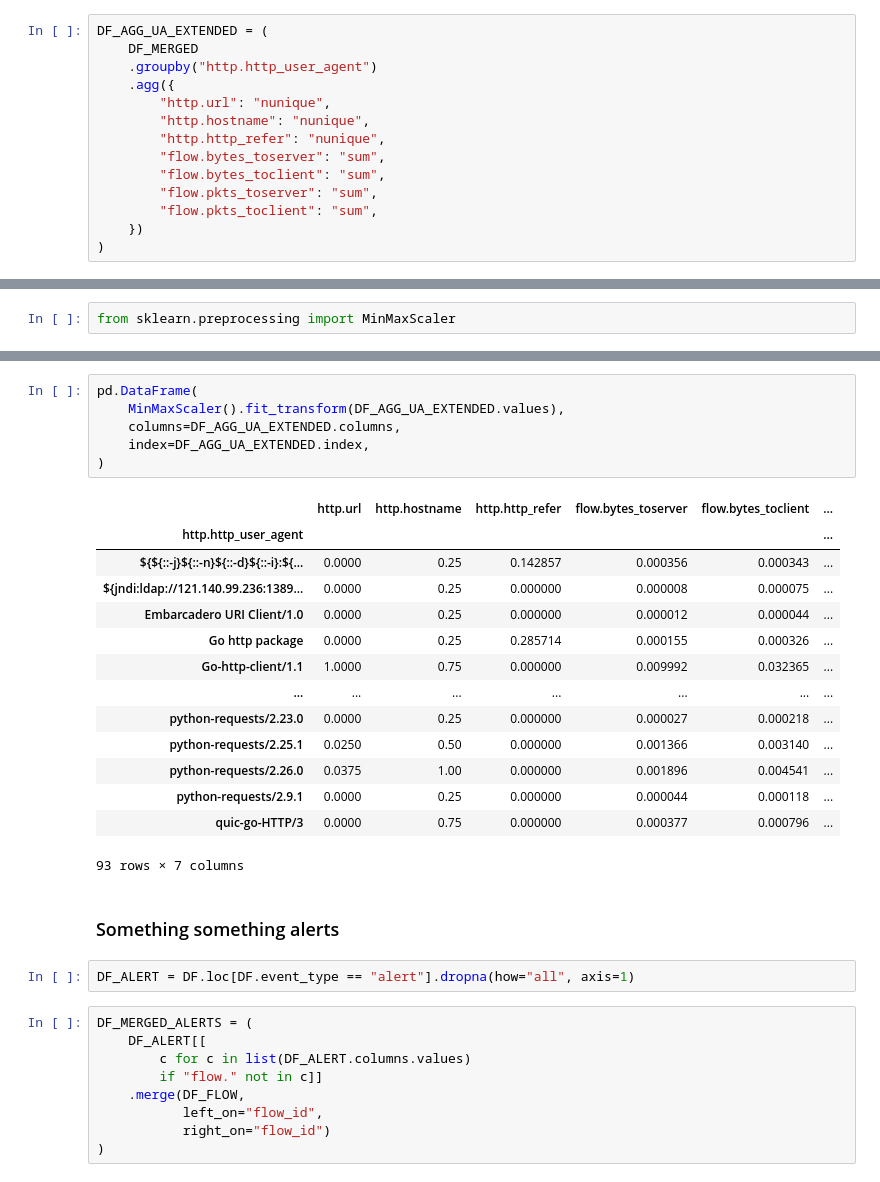
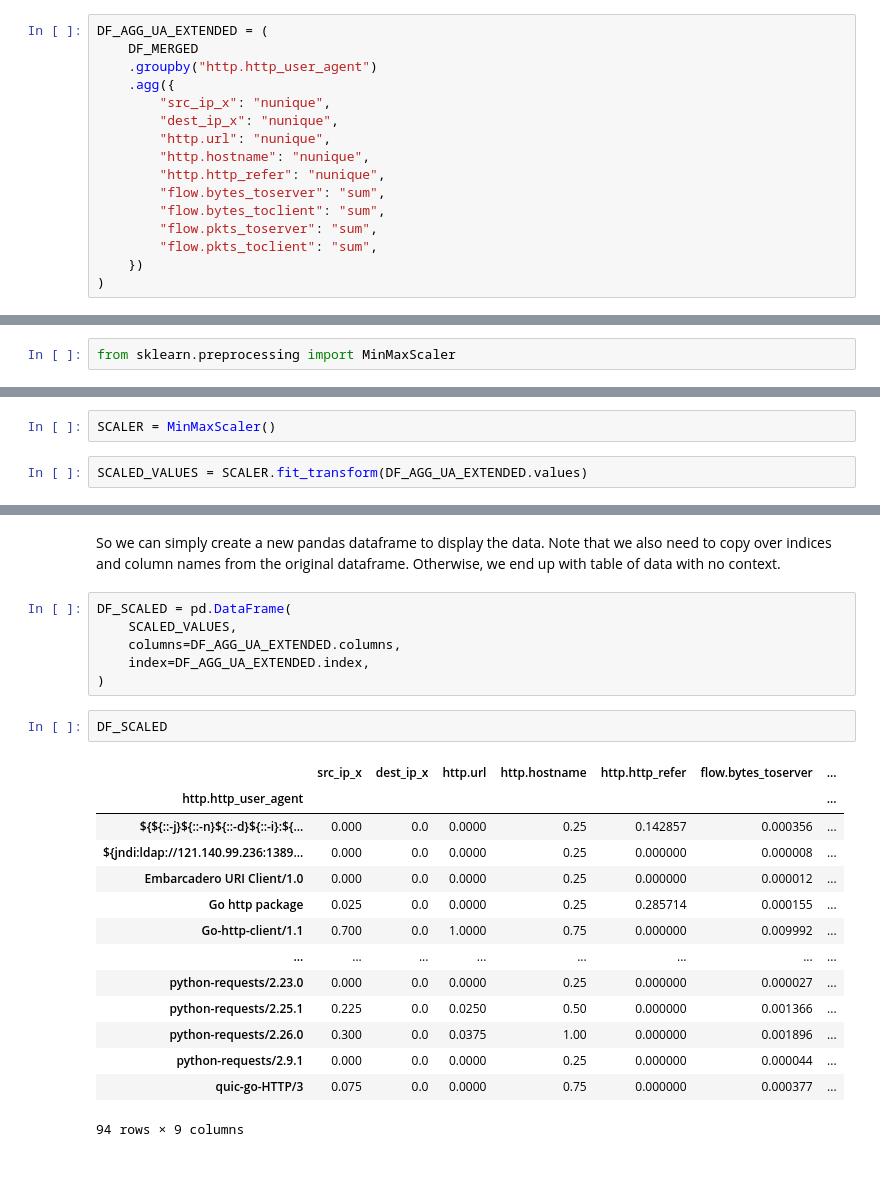
Before and after one commit to markuskont/suricata-analytics-1, a Jupyter notebook: jupyter/Notebooks/JupyterPlaybooksForSuricata.ipynb, the cells around one changed output, grey strips where cells are left out. Cells and saved outputs as stored; diff of their text form.

```diff
--- a/jupyter/Notebooks/JupyterPlaybooksForSuricata.ipynb
+++ b/jupyter/Notebooks/JupyterPlaybooksForSuricata.ipynb
@@ -1299,6 +1299,8 @@ DF_AGG_UA_EXTENDED = (
     DF_MERGED
     .groupby("http.http_user_agent")
     .agg({
+        "src_ip_x": "nunique",
+        "dest_ip_x": "nunique",
         "http.url": "nunique",
         "http.hostname": "nunique",
         "http.http_refer": "nunique",
@@ -1339,0 +1346,4 @@ from sklearn.preprocessing import MinMaxScaler
+# %%
+SCALER = MinMaxScaler()
+# %%
+SCALED_VALUES = SCALER.fit_transform(DF_AGG_UA_EXTENDED.values)
@@ -1340,34 +1364,25 @@ from sklearn.preprocessing import MinMaxScaler
+# %% [markdown]
+So we can simply create a new pandas dataframe to display the data. Note that we also need to copy over indices and column names from the original dataframe. Otherwise, we end up with table of data with no context.
+# %%
+DF_SCALED = pd.DataFrame(
+    SCALED_VALUES,
+    columns=DF_AGG_UA_EXTENDED.columns,
+    index=DF_AGG_UA_EXTENDED.index,
+)
 # %%
-pd.DataFrame(
-    MinMaxScaler().fit_transform(DF_AGG_UA_EXTENDED.values),
-    columns=DF_AGG_UA_EXTENDED.columns,
-    index=DF_AGG_UA_EXTENDED.index,
-)
+DF_SCALED
 # %% [output]
-|  | http.url | http.hostname | http.http_refer | flow.bytes_toserver | flow.bytes_toclient | ... |
-| http.http_user_agent |  |  |  |  |  | ... |
-| ${${::-j}${::-n}${::-d}${::-i}:${... | 0.0000 | 0.25 | 0.142857 | 0.000356 | 0.000343 | ... |
-| ${jndi:ldap://121.140.99.236:1389... | 0.0000 | 0.25 | 0.000000 | 0.000008 | 0.000075 | ... |
-| Embarcadero URI Client/1.0 | 0.0000 | 0.25 | 0.000000 | 0.000012 | 0.000044 | ... |
-| Go http package | 0.0000 | 0.25 | 0.285714 | 0.000155 | 0.000326 | ... |
-| Go-http-client/1.1 | 1.0000 | 0.75 | 0.000000 | 0.009992 | 0.032365 | ... |
-| ... | ... | ... | ... | ... | ... | ... |
-| python-requests/2.23.0 | 0.0000 | 0.25 | 0.000000 | 0.000027 | 0.000218 | ... |
-| python-requests/2.25.1 | 0.0250 | 0.50 | 0.000000 | 0.001366 | 0.003140 | ... |
-| python-requests/2.26.0 | 0.0375 | 1.00 | 0.000000 | 0.001896 | 0.004541 | ... |
-| python-requests/2.9.1 | 0.0000 | 0.25 | 0.000000 | 0.000044 | 0.000118 | ... |
-| quic-go-HTTP/3 | 0.0000 | 0.75 | 0.000000 | 0.000377 | 0.000796 | ... |
+|  | src_ip_x | dest_ip_x | http.url | http.hostname | http.http_refer | flow.bytes_toserver | ... |
+| http.http_user_agent |  |  |  |  |  |  | ... |
+| ${${::-j}${::-n}${::-d}${::-i}:${... | 0.000 | 0.0 | 0.0000 | 0.25 | 0.142857 | 0.000356 | ... |
+| ${jndi:ldap://121.140.99.236:1389... | 0.000 | 0.0 | 0.0000 | 0.25 | 0.000000 | 0.000008 | ... |
+| Embarcadero URI Client/1.0 | 0.000 | 0.0 | 0.0000 | 0.25 | 0.000000 | 0.000012 | ... |
+| Go http package | 0.025 | 0.0 | 0.0000 | 0.25 | 0.285714 | 0.000155 | ... |
+| Go-http-client/1.1 | 0.700 | 0.0 | 1.0000 | 0.75 | 0.000000 | 0.009992 | ... |
+| ... | ... | ... | ... | ... | ... | ... | ... |
+| python-requests/2.23.0 | 0.000 | 0.0 | 0.0000 | 0.25 | 0.000000 | 0.000027 | ... |
+| python-requests/2.25.1 | 0.225 | 0.0 | 0.0250 | 0.50 | 0.000000 | 0.001366 | ... |
+| python-requests/2.26.0 | 0.300 | 0.0 | 0.0375 | 1.00 | 0.000000 | 0.001896 | ... |
+| python-requests/2.9.1 | 0.000 | 0.0 | 0.0000 | 0.25 | 0.000000 | 0.000044 | ... |
+| quic-go-HTTP/3 | 0.075 | 0.0 | 0.0000 | 0.75 | 0.000000 | 0.000377 | ... |
-93 rows × 7 columns
+94 rows × 9 columns
-# %% [markdown]
-### Something something alerts
-# %%
-DF_ALERT = DF.loc[DF.event_type == "alert"].dropna(how="all", axis=1)
-# %%
-DF_MERGED_ALERTS = (
-    DF_ALERT[[
-        c for c in list(DF_ALERT.columns.values)
-        if "flow." not in c]]
-    .merge(DF_FLOW,
-           left_on="flow_id",
-           right_on="flow_id")
-)
```
Also changed, not shown: parts of 68 cells of this notebook.
